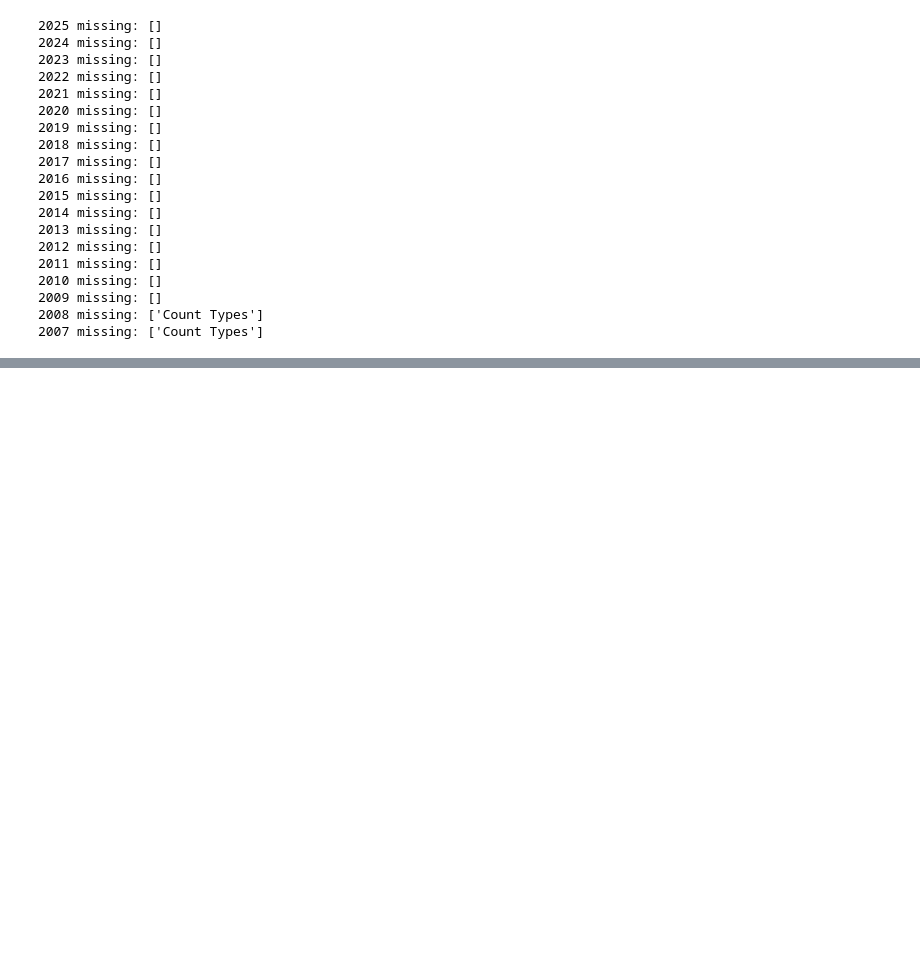
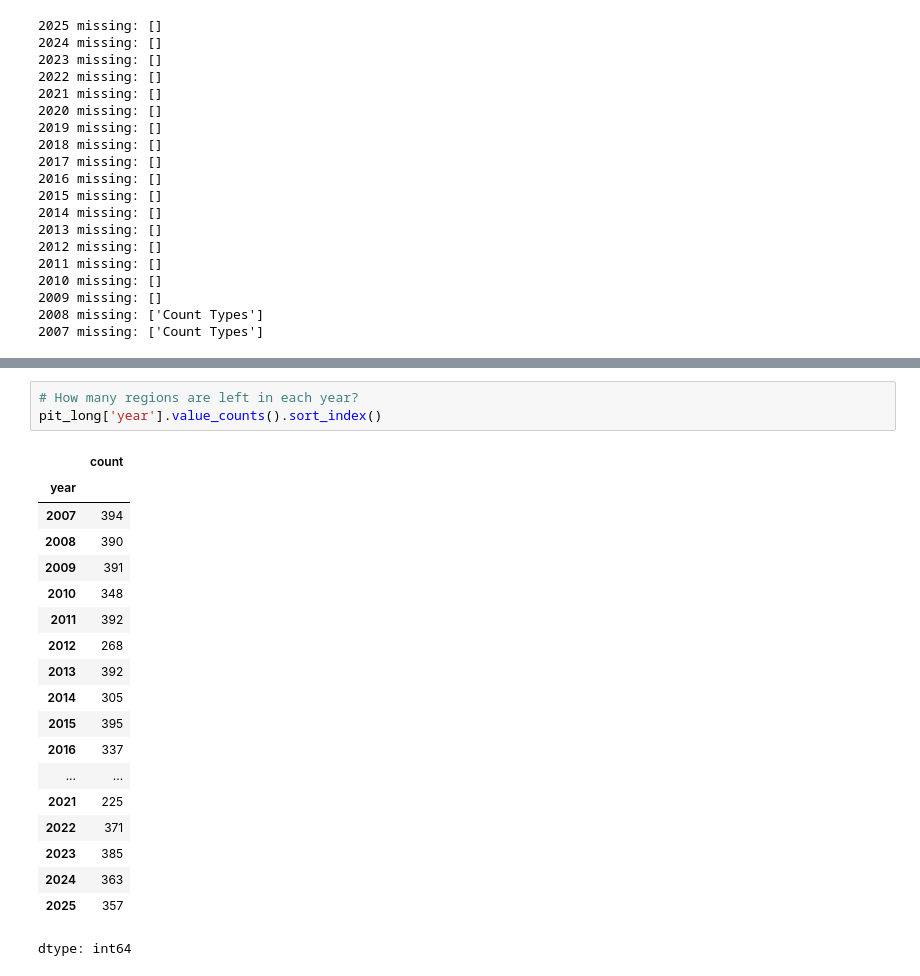
Before and after one commit to hmsealy/Capstone-Data-science-Class-, a Jupyter notebook: homeless.ipynb, the cells around one changed output, grey strips where cells are left out. Drawn from its saved outputs; the diff is of its cells as text; blank space fills up the shorter version.

```diff
--- a/homeless.ipynb
+++ b/homeless.ipynb
@@ -153,0 +210,23 @@ for yr in year_tabs:
+# %%
+# How many regions are left in each year?
+pit_long['year'].value_counts().sort_index()
+# %% [output]
+|  | count |
+| year |  |
+| 2007 | 394 |
+| 2008 | 390 |
+| 2009 | 391 |
+| 2010 | 348 |
+| 2011 | 392 |
+| 2012 | 268 |
+| 2013 | 392 |
+| 2014 | 305 |
+| 2015 | 395 |
+| 2016 | 337 |
+| ... | ... |
+| 2021 | 225 |
+| 2022 | 371 |
+| 2023 | 385 |
+| 2024 | 363 |
+| 2025 | 357 |
+dtype: int64
```
Also changed, not shown: parts of 3 cells of this notebook.
